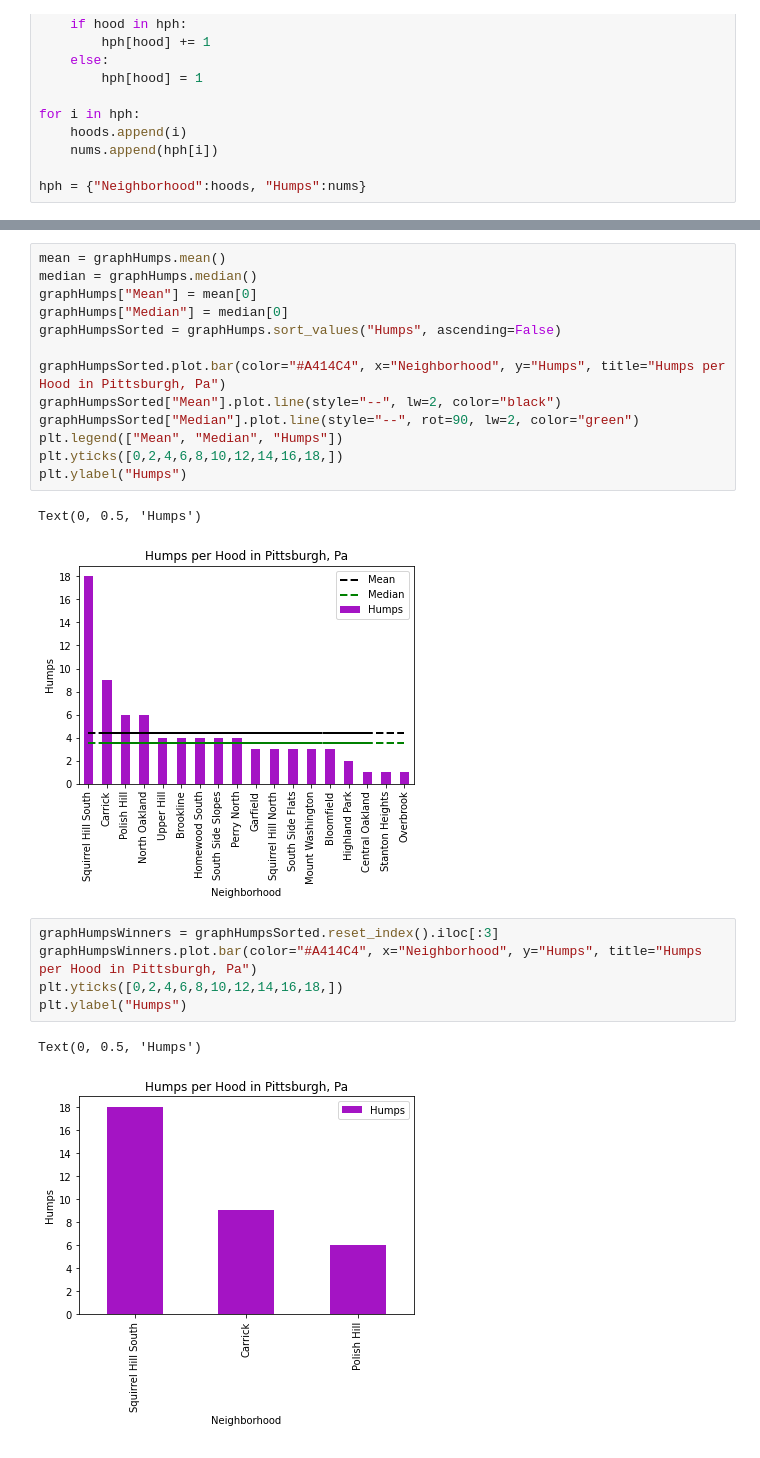
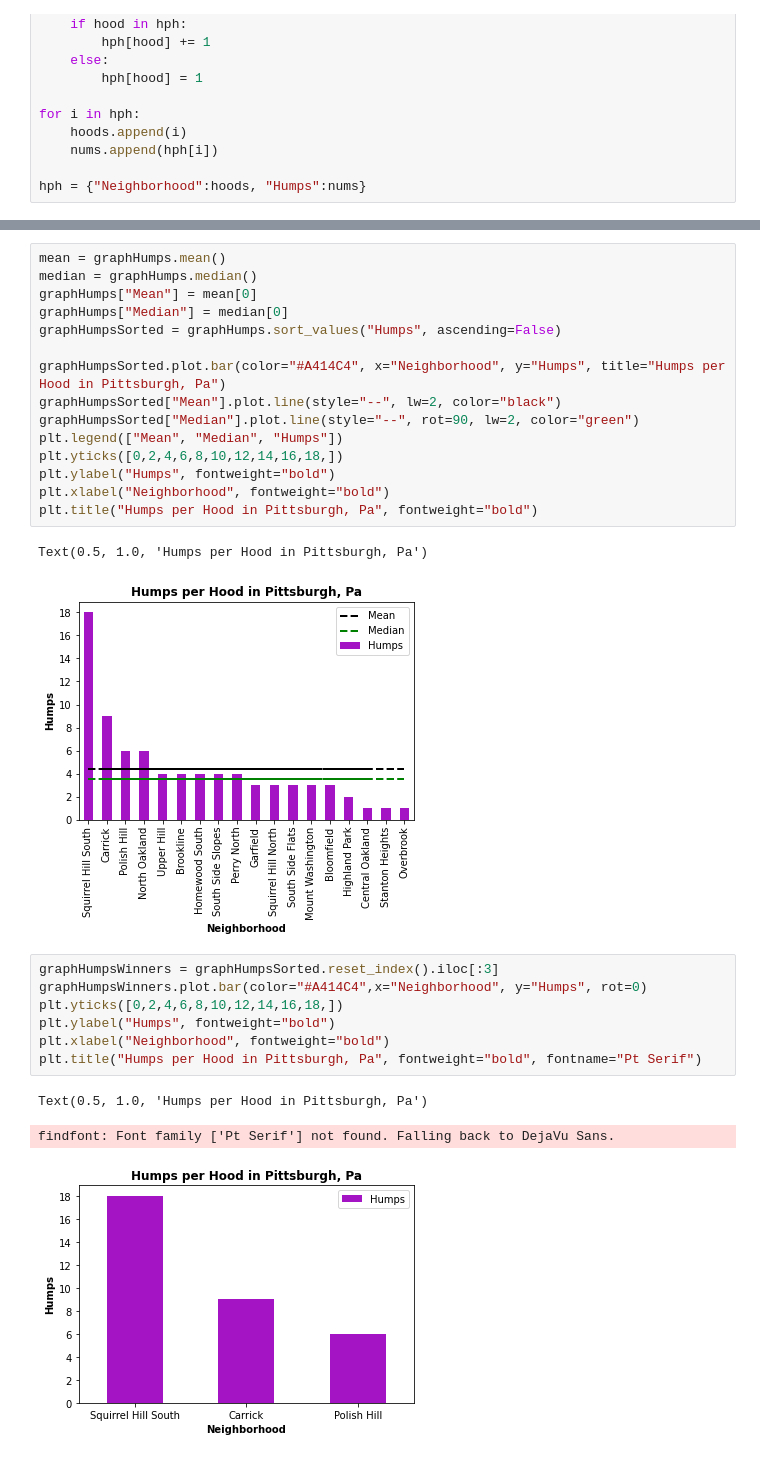
Before and after one commit to MasonGobat/bigIdeasFinalProject, a Jupyter notebook: hoodHumps.ipynb, the cells around one changed output, grey strips where cells are left out. Saved outputs shown, nothing was run; the diff lists cells and outputs as text.

Commit message:
started wokring on some font stuff

```diff
--- a/hoodHumps.ipynb
+++ b/hoodHumps.ipynb
@@ -63,15 +70,20 @@ graphHumpsSorted["Mean"].plot.line(style="--", lw=2, color="black")
 graphHumpsSorted["Median"].plot.line(style="--", rot=90, lw=2, color="green")
 plt.legend(["Mean", "Median", "Humps"])
 plt.yticks([0,2,4,6,8,10,12,14,16,18,])
-plt.ylabel("Humps")
+plt.ylabel("Humps", fontweight="bold")
+plt.xlabel("Neighborhood", fontweight="bold")
+plt.title("Humps per Hood in Pittsburgh, Pa", fontweight="bold")
 # %% [output]
-Text(0, 0.5, 'Humps')
+Text(0.5, 1.0, 'Humps per Hood in Pittsburgh, Pa')
-[figure, old version]
+[figure, new version]
 # %%
 graphHumpsWinners = graphHumpsSorted.reset_index().iloc[:3]
-graphHumpsWinners.plot.bar(color="#A414C4", x="Neighborhood", y="Humps", title="Humps per Hood in Pittsburgh, Pa")
+graphHumpsWinners.plot.bar(color="#A414C4",x="Neighborhood", y="Humps", rot=0)
 plt.yticks([0,2,4,6,8,10,12,14,16,18,])
-plt.ylabel("Humps")
+plt.ylabel("Humps", fontweight="bold")
+plt.xlabel("Neighborhood", fontweight="bold")
+plt.title("Humps per Hood in Pittsburgh, Pa", fontweight="bold", fontname="Pt Serif")
 # %% [output]
-Text(0, 0.5, 'Humps')
+Text(0.5, 1.0, 'Humps per Hood in Pittsburgh, Pa')
+findfont: Font family ['Pt Serif'] not found. Falling back to DejaVu Sans.
-[figure, old version]
+[figure, new version]
```
Also changed, not shown: parts of 3 cells of this notebook.
